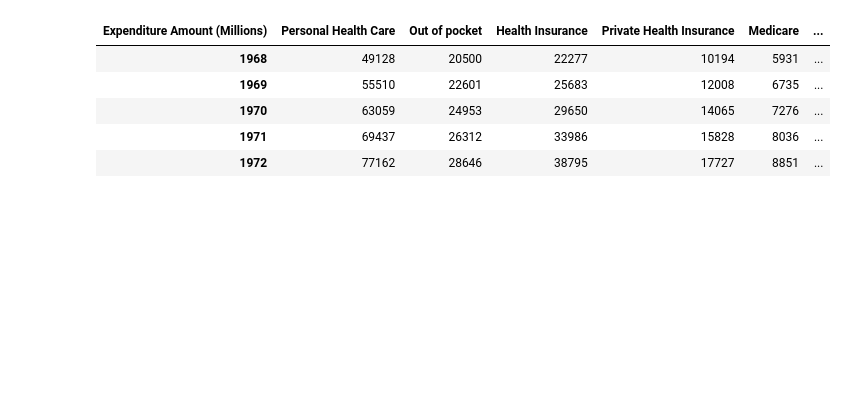
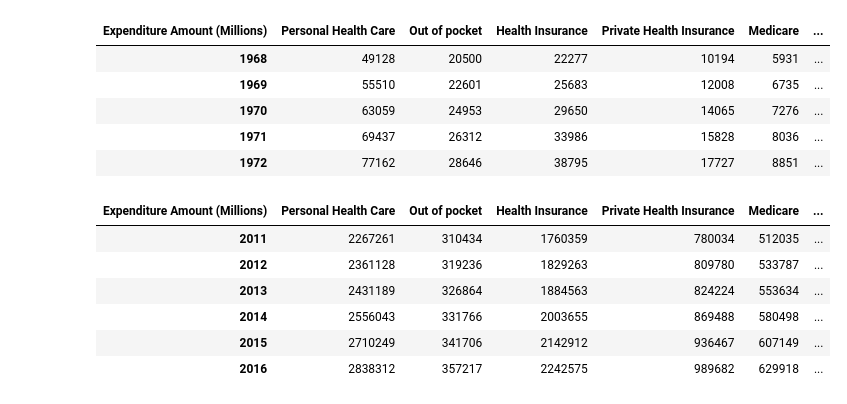
Before and after one commit to Rshn8411/project1, a Jupyter notebook: historical_data_extended.ipynb, the cells around one changed output. Cells and saved outputs as stored; diff of their text form; code cells hidden in the pictures; blank space fills up the shorter version.

```diff
--- a/historical_data_extended.ipynb
+++ b/historical_data_extended.ipynb
@@ -165,3 +215,20 @@ personal_health_consumption.head()
 | 1970 | 63059 | 24953 | 29650 | 14065 | 7276 | ... |
 | 1971 | 69437 | 26312 | 33986 | 15828 | 8036 | ... |
 | 1972 | 77162 | 28646 | 38795 | 17727 | 8851 | ... |
+# %%
+#Limited years (2011_2016)
+limit_personal_health_consumption = personal_health_consumption.iloc[43:49,:]
+
+# Save as csv
+limit_personal_health_consumption.to_csv('Clean_2011_2016/personal_health_consumption2011_2016.csv',
+                                        index = True, header = True)
+
+limit_personal_health_consumption
+# %% [output]
+| Expenditure Amount (Millions) | Personal Health Care | Out of pocket | Health Insurance | Private Health Insurance | Medicare | ... |
+| 2011 | 2267261 | 310434 | 1760359 | 780034 | 512035 | ... |
+| 2012 | 2361128 | 319236 | 1829263 | 809780 | 533787 | ... |
+| 2013 | 2431189 | 326864 | 1884563 | 824224 | 553634 | ... |
+| 2014 | 2556043 | 331766 | 2003655 | 869488 | 580498 | ... |
+| 2015 | 2710249 | 341706 | 2142912 | 936467 | 607149 | ... |
+| 2016 | 2838312 | 357217 | 2242575 | 989682 | 629918 | ... |
```
Also changed, not shown: parts of 3 cells of this notebook, 27 other files.
